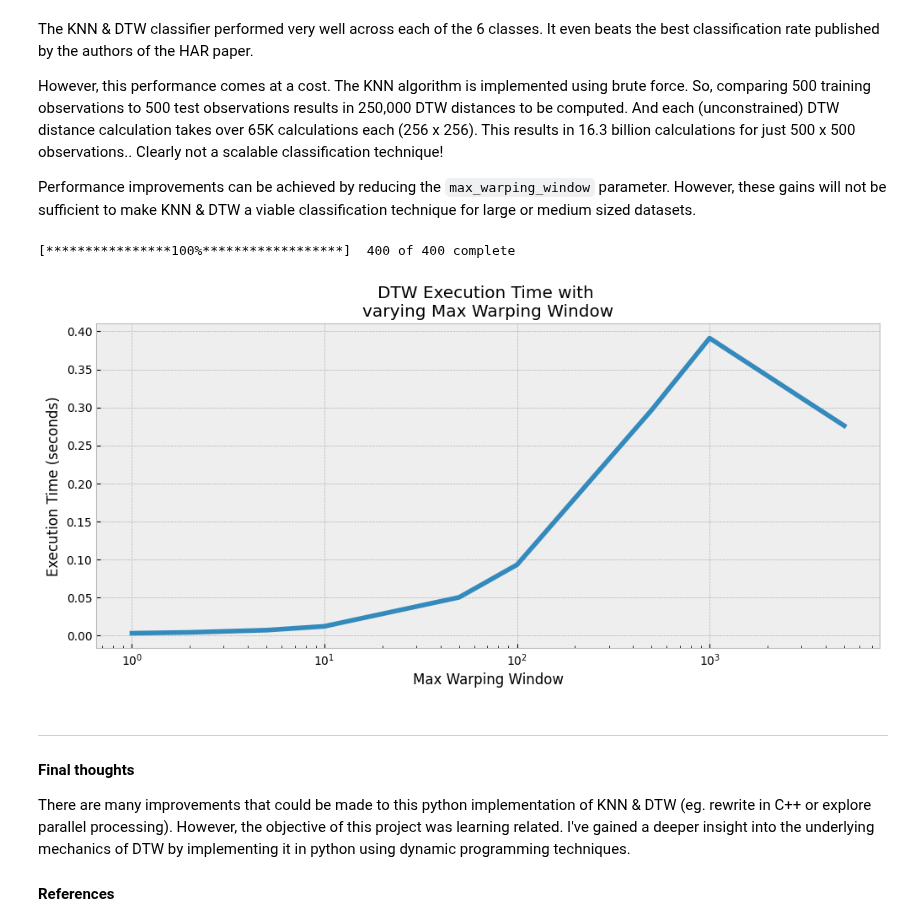
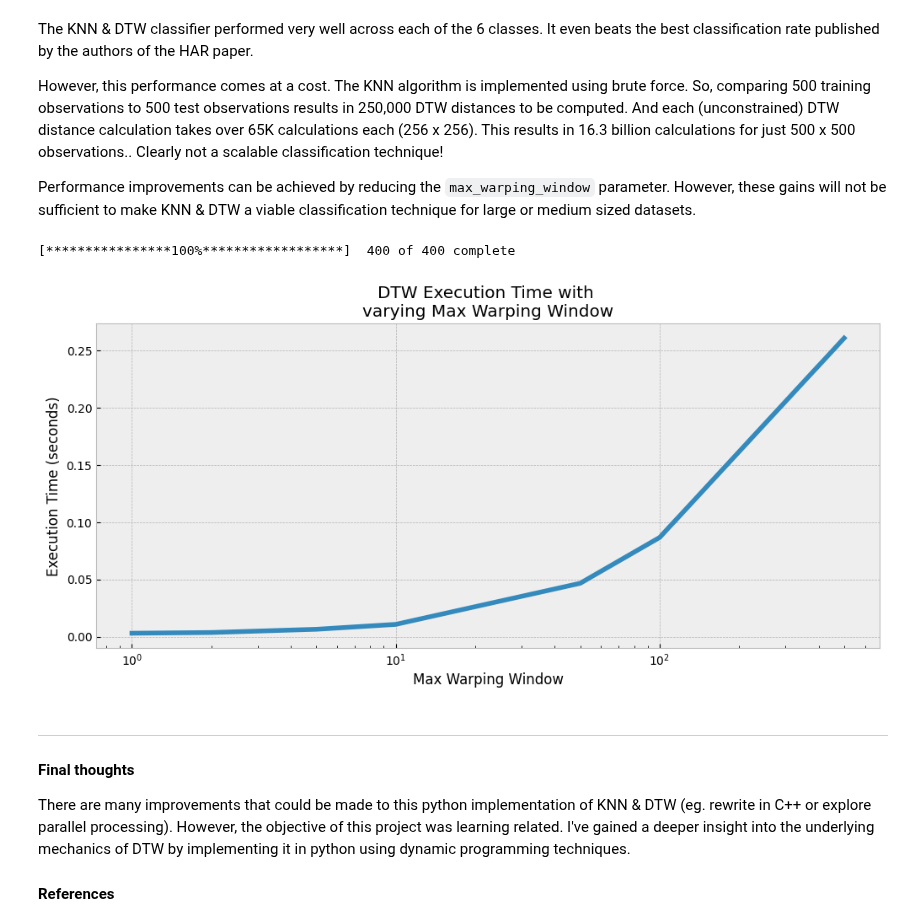
Before and after one commit to Pyatachokk/hse_ts_course, a Jupyter notebook: 2025-spring/seminars/seminar_15_classification.ipynb, the cells around one changed output. Saved outputs shown, nothing was run; the diff lists cells and outputs as text; code cells hidden in the pictures.

```diff
--- a/2025-spring/seminars/seminar_15_classification.ipynb
+++ b/2025-spring/seminars/seminar_15_classification.ipynb
@@ -123,25 +123,25 @@ class KnnDtw(object):
         DTW distance between A and B
         """
 
-        # Create cost matrix via broadcasting with large int
         ts_a, ts_b = np.array(ts_a), np.array(ts_b)
         M, N = len(ts_a), len(ts_b)
+
         cost = np.inf * np.ones((M, N))
+        cost[0, 0] = d(ts_a[0], ts_b[0])
 
-        # Initialize the first row and column
-        cost[0, 0] = d(ts_a[0], ts_b[0])
         for i in range(1, M):
             cost[i, 0] = cost[i-1, 0] + d(ts_a[i], ts_b[0])
 
         for j in range(1, N):
             cost[0, j] = cost[0, j-1] + d(ts_a[0], ts_b[j])
 
-        # Populate rest of cost matrix within window
         for i in range(1, M):
-            for j in range(max(1, i - self.max_warping_window),
-                            min(N, i + self.max_warping_window)):
-                choices = cost[i - 1, j - 1], cost[i, j-1], cost[i-1, j]
-                cost[i, j] = min(choices) + d(ts_a[i], ts_b[j])
+            for j in range(
+                max(1, i - self.max_warping_window),
+                min(N, i + self.max_warping_window)):
+
+                choices = cost[i-1, j-1], cost[i, j-1], cost[i-1, j]
+                cost[i,j] = min(choices) + d(ts_a[i], ts_b[j])
 
         # Return DTW distance given window
         return cost[-1, -1]
@@ -273,9 +273,10 @@ class ProgressBar:
 #### Measuring the DTW distance
 The DTW distance between two sequences can be calculated using the `_dtw_distance()` method
 # %%
-time = np.linspace(0,20,1000)
+# TODO Сделать визуализацию выравнивания для двух примеров
+time = np.linspace(0, 20, 100)
 amplitude_a = 5*np.sin(time)
-amplitude_b = 3*np.sin(time + 1)
+amplitude_b = 5*np.sin(time+1)
 
 m = KnnDtw()
 distance = m._dtw_distance(amplitude_a, amplitude_b)
@@ -416,28 +417,29 @@ Performance improvements can be achieved by reducing the `max_warping_window` pa
 # %%
 import time
 
 time_taken = []
-windows = [1,2,5,10,50,100,500,1000,5000]
+windows = [1, 2, 5, 10, 50, 100, 500]
 
 for w in windows:
     begin = time.time()
 
     t = KnnDtw(n_neighbors=1, max_warping_window=w)
     t.fit(x_train[:20], y_train[:20])
     label, proba = t.predict(x_test[:20])
 
     end = time.time()
+
     time_taken.append(end - begin)
 
 fig = plt.figure(figsize=(12,5))
 _ = plt.plot(windows, [t/400. for t in time_taken], lw=4)
 plt.title('DTW Execution Time with \nvarying Max Warping Window')
 plt.ylabel('Execution Time (seconds)')
 plt.xlabel('Max Warping Window')
 plt.xscale('log')
 # %% [output]
 [****************100%******************]  400 of 400 complete
-[figure, old version]
+[figure, new version]
 # %% [markdown]
 ---
 
```
Also changed, not shown: parts of 19 cells of this notebook, 1 other file.
